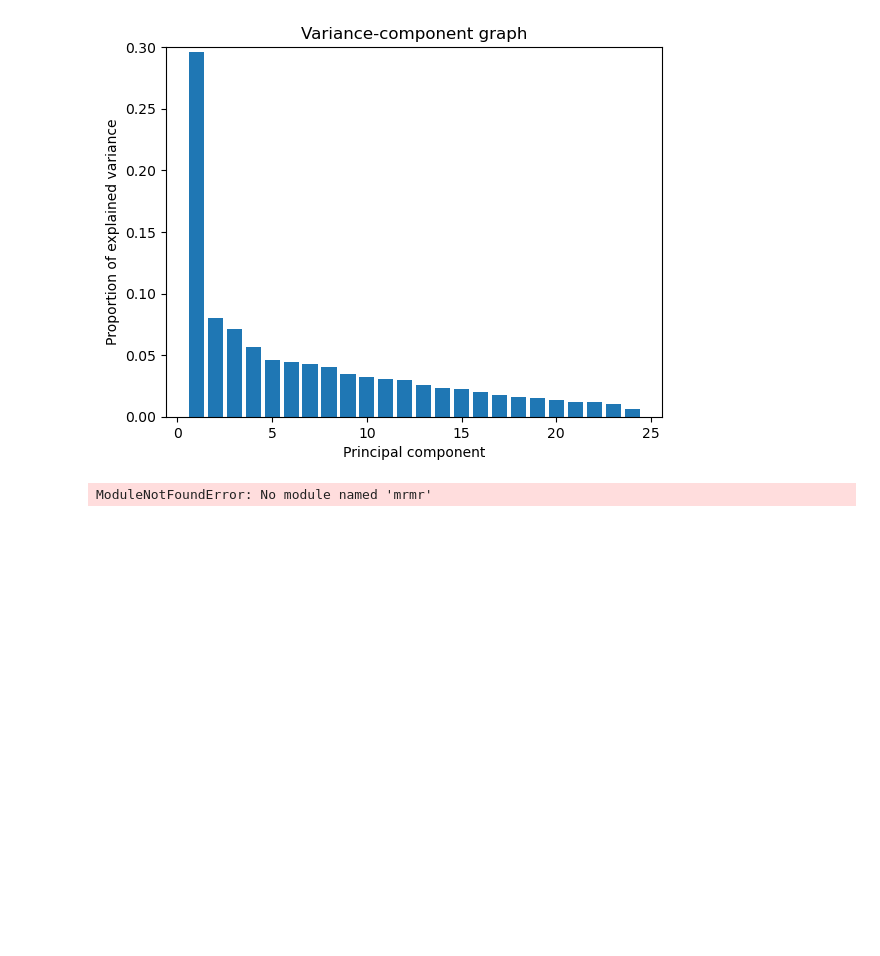
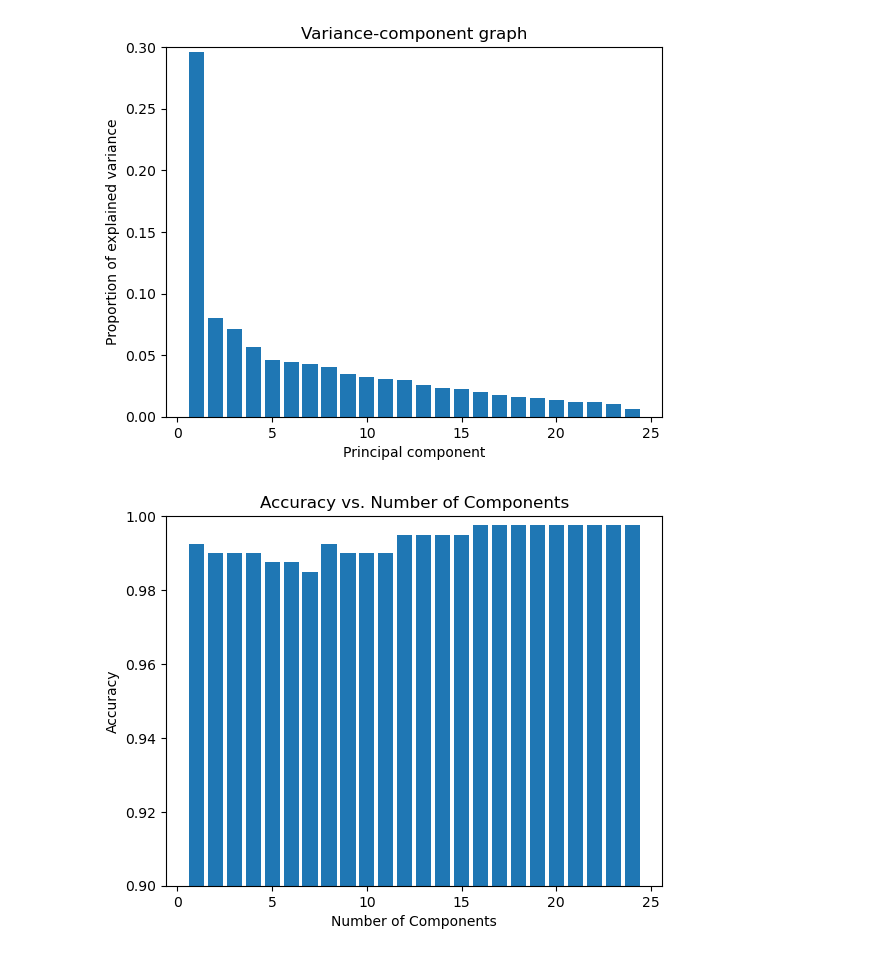
Before and after one commit to praveen3225/ML_PROJECT_CKD-Prediction, a Jupyter notebook: MINI PROJECT/miniproject.ipynb, the cells around one changed output. Drawn from its saved outputs; the diff is of its cells as text; code cells hidden in the pictures; blank space fills up the shorter version.

```diff
--- a/MINI PROJECT/miniproject.ipynb
+++ b/MINI PROJECT/miniproject.ipynb
@@ -280,14 +339,23 @@ for train_index, test_index in kf.split(X):
     xg_cl.fit(X_train, y_train)
     y_pred = xg_cl.predict(X_test)
     scores.append(accuracy_score(y_test, y_pred))
-print("\n")
-print("Average accuracy score:", sum(scores)/len(scores))
-print("\n")
-
+#print("\n")
+#print("Average accuracy score:", sum(scores)/len(scores))
+#print("\n")
 
 
 importances = xg_cl.feature_importances_
 features = X.columns.tolist()
+
+importance_dict = {features[i]: importances[i] for i in range(len(features))}
+
+
+sorted_dict = sorted(importance_dict.items(), key=lambda x: x[1], reverse=True)
+
+for i in range(10):
+    print(sorted_dict[i][0], ":", sorted_dict[i][1])
+
+
 plt.barh(features, importances)
 plt.xlabel("Importance")
 plt.ylabel("Feature")
@@ -602,30 +731,57 @@ plt.show()
 # %% [output]
 [figure]
 # %%
-from sklearn.ensemble import RandomForestClassifier
-from mrmr import mrmr_ensemble
+from sklearn.decomposition import PCA
+from sklearn.preprocessing import StandardScaler
+from sklearn.linear_model import LogisticRegression
+from sklearn.model_selection import KFold
+from sklearn.metrics import accuracy_score
+import matplotlib.pyplot as plt
 
-model = RandomForestClassifier(n_estimators=100, random_state=42)
+scaler = StandardScaler()
+clf = LogisticRegression(random_state=0)
+kf = KFold(n_splits=10, shuffle=True, random_state=42)
 
-y_true = []
-y_pred = []
+scores=[]
+num_components = []
 
-for train_index, test_index in kf.split(X):
-    X_train, X_test = X.iloc[train_index], X.iloc[test_index]
-    y_train, y_test = y.iloc[train_index], y.iloc[test_index]
+for i in range(1, 25):
+    pca = PCA(n_components=i)
+    fold_scores = []
+    for train_index, test_index in kf.split(X):
+        X_train, X_test = X.iloc[train_index], X.iloc[test_index]
+        y_train, y_test = y.iloc[train_index], y.iloc[test_index]
 
-    selected_features = mrmr_ensemble(X_train, y_train, K=8)
-    X_train_mrmr = X_train[selected_features]
-    X_test_mrmr = X_test[selected_features]
+        # Scale the input data using StandardScaler
+        X_train_scaled = scaler.fit_transform(X_train)
+        X_test_scaled = scaler.transform(X_test)
 
-    model.fit(X_train_mrmr, y_train)
+        # Apply PCA on the scaled data
+        X_train_pca = pca.fit_transform(X_train_scaled)
+        X_test_pca = pca.transform(X_test_scaled)
 
-    y_pred_fold = model.predict(X_test_mrmr)
+        # Fit the logistic regression model
+        clf.fit(X_train_pca, y_train)
 
-    y_true.extend(y_test)
-    y_pred.extend(y_pred_fold)
+        # Predict on test data
+        y_pred_fold = clf.predict(X_test_pca)
 
-accuracy = accuracy_score(y_true, y_pred)
-print("Accuracy: {:.2f}".format(accuracy))
+        # Calculate accuracy score for the fold
+        fold_scores.append(accuracy_score(y_test, y_pred_fold))
+
+    # Calculate average accuracy score across folds for current number of components
+    avg_score = sum(fold_scores) / len(fold_scores)
+
+    # Append number of components and average accuracy score to lists
+    num_components.append(i)
+    scores.append(avg_score)
+
+# Create bar graph
+plt.bar(num_components, scores)
+plt.title('Accuracy vs. Number of Components')
+plt.xlabel('Number of Components')
+plt.ylabel('Accuracy')
+plt.ylim(0.9, 1)
+plt.show()
 # %% [output]
-ModuleNotFoundError: No module named 'mrmr'
+[figure, added]
```
Also changed, not shown: parts of 24 cells of this notebook.
